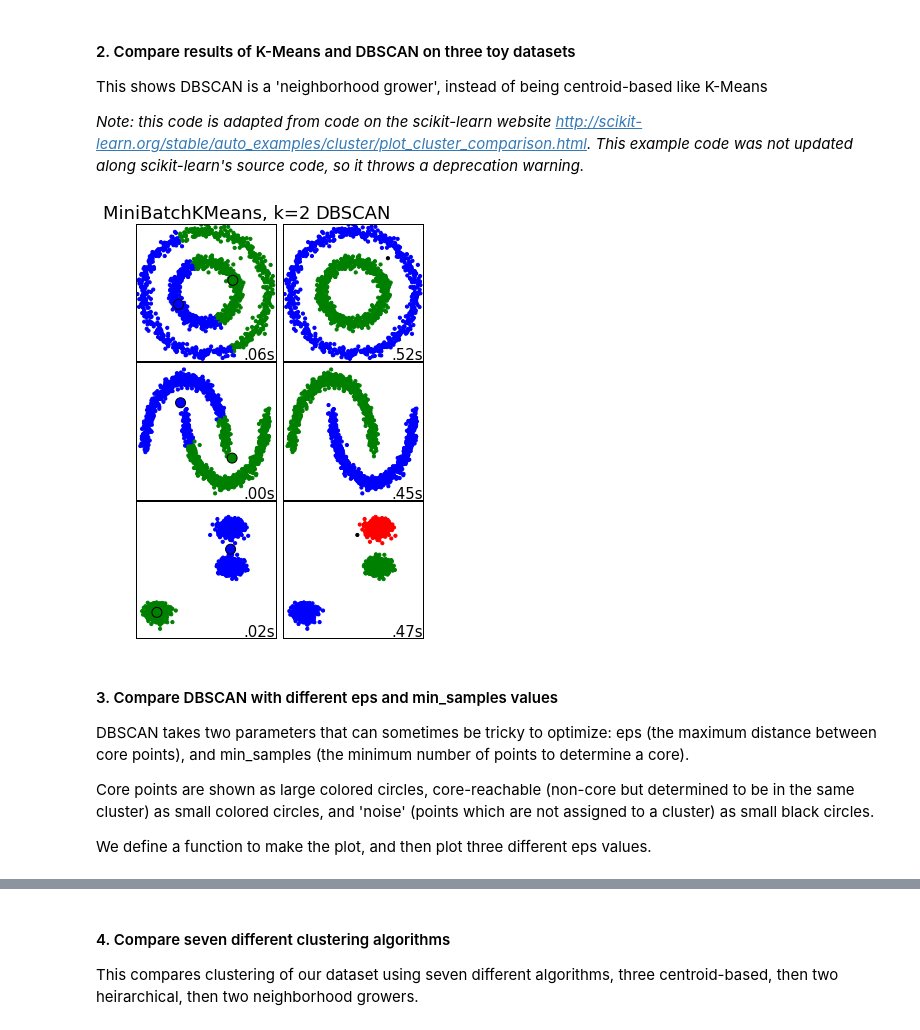
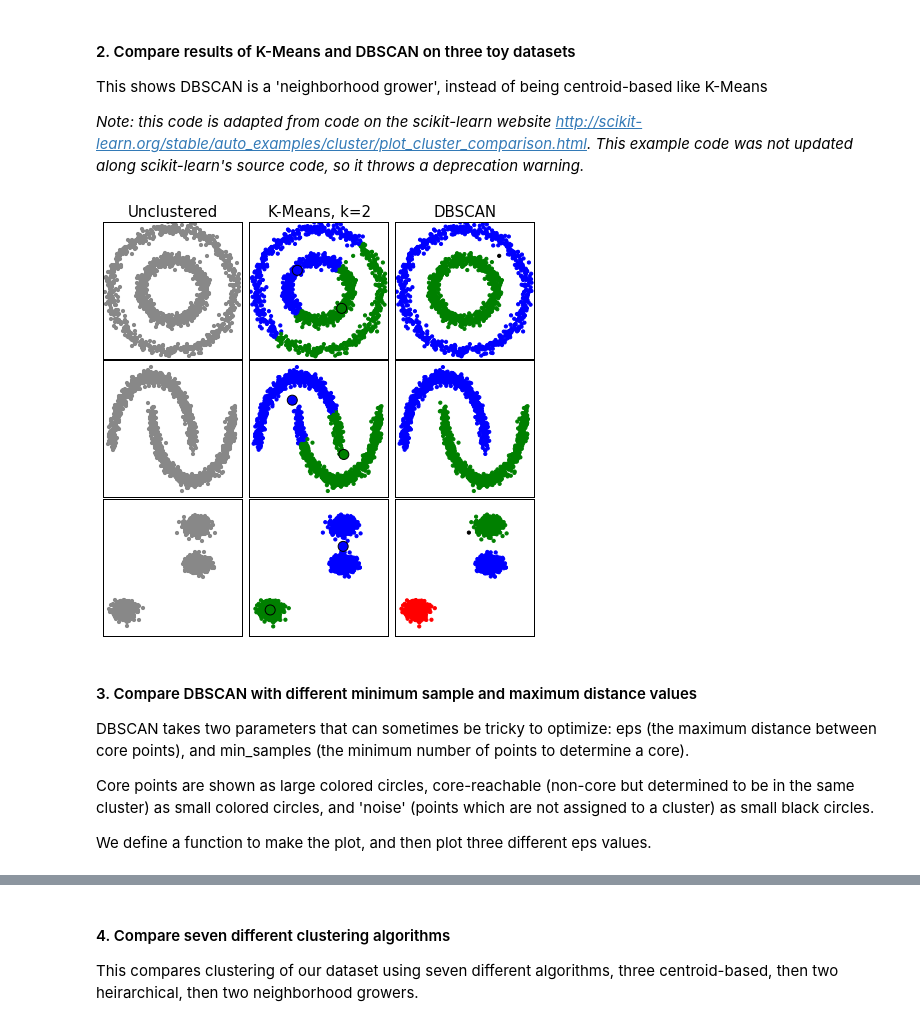
Before and after one commit to Prooffreader/intro_machine_learning, a Jupyter notebook: 03_Clustering_OtherAlgos.ipynb, the cells around one changed output, grey strips where cells are left out. Saved outputs shown, nothing was run; the diff lists cells and outputs as text; code cells hidden in the pictures.

```diff
--- a/03_Clustering_OtherAlgos.ipynb
+++ b/03_Clustering_OtherAlgos.ipynb
@@ -64,51 +64,52 @@ blobs = datasets.make_blobs(n_samples=n_samples, random_state=8)
 colors = np.array([x for x in 'bgrcmykbgrcmykbgrcmykbgrcmyk'])
 colors = np.hstack([colors] * 20)
 
-plt.figure(figsize=(4, 6))
+plt.figure(figsize=(6, 6))
 plt.subplots_adjust(left=.001, right=.999, bottom=.001, top=.96, wspace=.05,
                     hspace=.01)
 plot_num = 1
 for i_dataset, dataset in enumerate([noisy_circles, noisy_moons, blobs]):
     X, y = dataset
     # normalize dataset for easier parameter selection
     X = StandardScaler().fit_transform(X)
 
     two_means = cluster.MiniBatchKMeans(n_clusters=2)
     dbscan = cluster.DBSCAN(eps=.2)
 
-    for name, algorithm in [('MiniBatchKMeans, k=2', two_means),
+    for name, algorithm in [('Unclustered', dbscan),
+                            ('K-Means, k=2', two_means),
                             ('DBSCAN', dbscan)]:
         # predict cluster memberships
-        t0 = time.time()
         algorithm.fit(X)
-        t1 = time.time()
         if hasattr(algorithm, 'labels_'):
             y_pred = algorithm.labels_.astype(np.int)
         else:
             y_pred = algorithm.predict(X)
 
-        plt.subplot(3, 2, plot_num)
+
+        if name == 'Unclustered':
+            subplot_color = '#888888'
+        else:
+            subplot_color = colors[y_pred].tolist()
+        plt.subplot(3, 3, plot_num)
         if i_dataset == 0:
-            plt.title(name, size=18)
-        plt.scatter(X[:, 0], X[:, 1], color=colors[y_pred].tolist(), s=10)
+            plt.title(name, size=15)
+        plt.scatter(X[:, 0], X[:, 1], color=subplot_color, s=10)
         if hasattr(algorithm, 'cluster_centers_'):
             centers = algorithm.cluster_centers_
             center_colors = colors[:len(centers)]
             plt.scatter(centers[:, 0], centers[:, 1], s=100, c=center_colors)
         plt.xlim(-2, 2)
         plt.ylim(-2, 2)
         plt.xticks(())
         plt.yticks(())
-        plt.text(.99, .01, ('%.2fs' % (t1 - t0)).lstrip('0'),
-                 transform=plt.gca().transAxes, size=15,
-                 horizontalalignment='right')
         plot_num += 1
 
 plt.show()
 # %% [output]
-[figure, old version]
+[figure, new version]
 # %% [markdown]
-#### 3. Compare DBSCAN with different eps and min_samples values #
+#### 3. Compare DBSCAN with different minimum sample and maximum distance values #
 
 DBSCAN takes two parameters that can sometimes be tricky to optimize: eps (the maximum distance between core points), and min_samples (the minimum number of points to determine a core).
 
```
Also changed, not shown: parts of 5 cells of this notebook, 8 other files.
